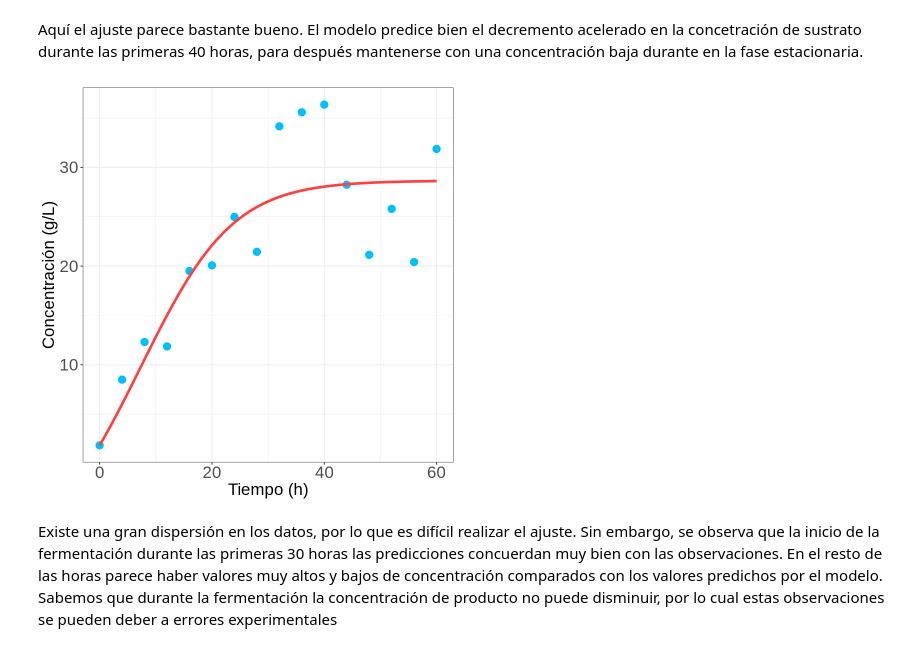
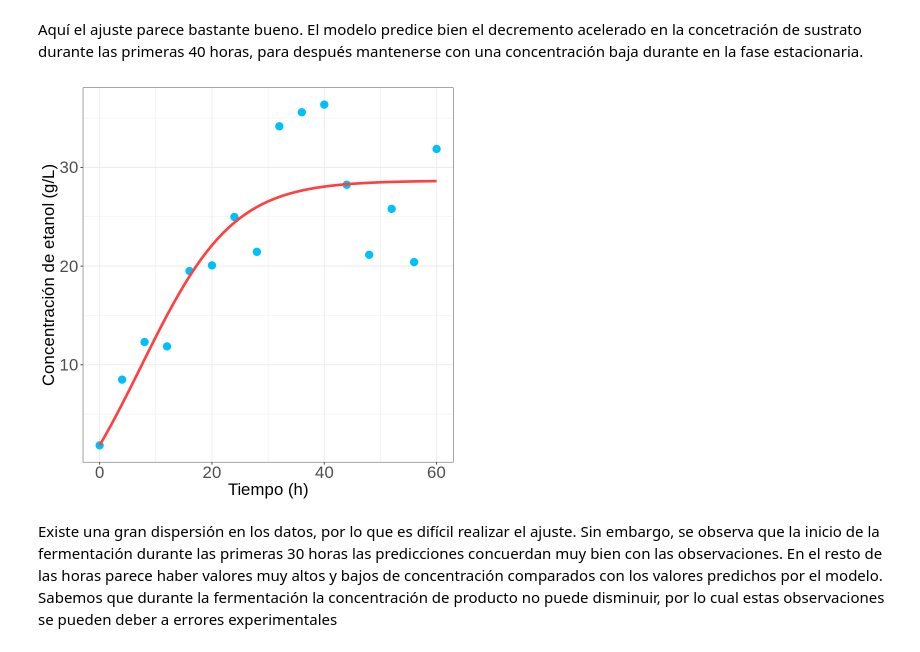
Before and after one commit to JuanM-GG/modelos-tesis, a Jupyter notebook: optimizacion_parametrica_monod.ipynb, the cells around one changed output. Saved outputs shown, nothing was run; the diff lists cells and outputs as text; code cells hidden in the pictures.

```diff
--- a/optimizacion_parametrica_monod.ipynb
+++ b/optimizacion_parametrica_monod.ipynb
@@ -953,21 +953,21 @@ Aquí el ajuste parece bastante bueno. El modelo predice bien el decremento acel
 # %%
 # comparamos modelo y datos experimentales (producto)
 ggplot(data_zr, aes(x=time)) +
   geom_point(aes(y = p, color = "p_exp"), size = 4) +
   geom_line(data = out_zr, aes(y = p, color = "p_pred"), lwd = 1.5) +
   scale_color_manual("", breaks = c("p_exp", "p_pred"), values = c("deepskyblue1", "brown1")) +
   xlab("Tiempo (h)") +
-  ylab("Concentración (g/L)") +
+  ylab("Concentración de etanol (g/L)") +
   #labs(title = "Zygosaccharomyces rouxi") +
   theme_bw() +
   theme(legend.position = "none",
         plot.title = element_text(size=25,face = "italic"),
         axis.text=element_text(size=20),
         axis.title=element_text(size=20),
         legend.title = element_text(size=20),
         legend.text = element_text(size=20))
 # %% [output]
-[figure, old version]
+[figure, new version]
 # %% [markdown]
 Existe una gran dispersión en los datos, por lo que es difícil realizar el ajuste. Sin embargo, se observa que la inicio de la fermentación durante las primeras 30 horas las predicciones concuerdan muy bien con las observaciones. En el resto de las horas parece haber valores muy altos y bajos de concentración comparados con los valores predichos por el modelo. Sabemos que durante la fermentación la concentración de producto no puede disminuir, por lo cual estas observaciones se pueden deber a errores experimentales
 # %% [markdown]
```
Also changed, not shown: parts of 2 cells of this notebook.
